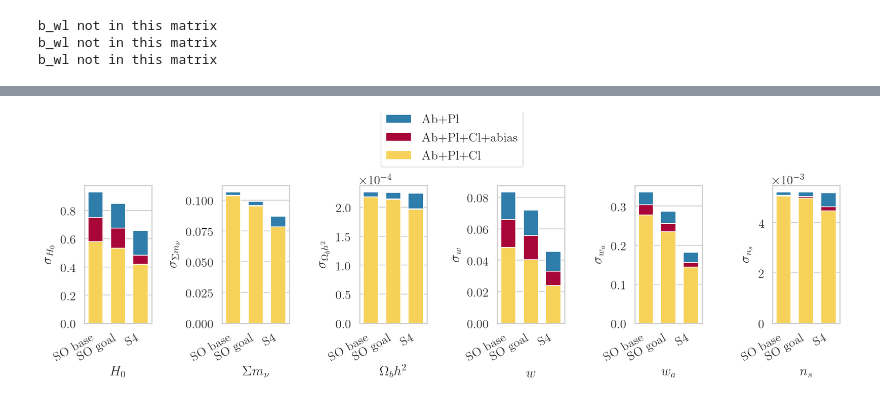
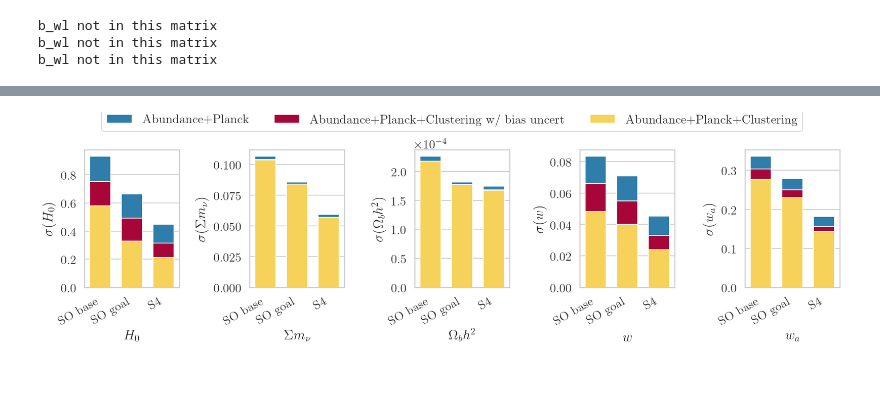
Before and after one commit to nbatta/szar, a Jupyter notebook: ipynbs/dc_nb_mm_2019_paper_plots.ipynb, the cells around one changed output, grey strips where cells are left out. Drawn from its saved outputs; the diff is of its cells as text; code cells hidden in the pictures.

Commit message:
More work on plots for the paper

```diff
--- a/ipynbs/dc_nb_mm_2019_paper_plots.ipynb
+++ b/ipynbs/dc_nb_mm_2019_paper_plots.ipynb
@@ -12,7 +12,7 @@ import matplotlib.pyplot as plt
 matplotlib.rcParams.update({'figure.autolayout': True})
 import seaborn as sns
 # %%
-sns.set(style='whitegrid', font_scale=1.4, rc={"lines.linewidth": 1.5,'lines.markersize': 4.0, 'axes.facecolor': 'white'}, font="serif")
+sns.set(style='whitegrid', font_scale=1.4, rc={"lines.linewidth": 1.8,'lines.markersize': 4.0, 'axes.facecolor': 'white'}, font="serif")
 # %%
 import pickle
 import numpy as np
@@ -39,9 +39,9 @@ s4_fisher_files = ['../userdata/s4/sum_s4_abund_plus_planck.pkl',
                    '../userdata/s4/sum_s4_abund_plus_planck_clustering_abias.pkl',
                    '../userdata/s4/sum_s4_abund_plus_planck_clustering.pkl']
 
-fisher_labels = ['Ab+Pl',
-                'Ab+Pl+Cl+abias',
-                'Ab+Pl+Cl']
+fisher_labels = ['Abundance+Planck',
+                'Abundance+Planck+Clustering w/ bias uncert',
+                'Abundance+Planck+Clustering']
 
 colors = ['#2e7daa',
           '#a80639',
@@ -92,18 +80,18 @@ tau_prior(2e-3)
 # %%
 so_base_fisher_barplot_list = []
 for fish in so_base_fisher_list:
-    prior = tau_prior(1e-2)
-    tot = fish + prior
-    so_base_fisher_barplot_list.append(tot)
+    fish_with_prior = fish.copy()
+    fish_with_prior.add_prior('tau', 1e-2)
+    so_base_fisher_barplot_list.append(fish_with_prior)
 
 so_goal_fisher_barplot_list = []
 for fish in so_goal_fisher_list:
-    prior = tau_prior(1e-2)
-    tot = fish + prior
-    so_goal_fisher_barplot_list.append(tot)
+    fish_with_prior = fish.copy()
+    fish_with_prior.add_prior('tau', 1e-2)
+    so_goal_fisher_barplot_list.append(fish_with_prior)
 
 s4_fisher_barplot_list = []
 for fish in s4_fisher_list:
-    prior = tau_prior(1e-2)
-    tot = fish + prior
-    s4_fisher_barplot_list.append(tot)
+    fish_with_prior = fish.copy()
+    fish_with_prior.add_prior('tau', 1e-2)
+    s4_fisher_barplot_list.append(fish_with_prior)
@@ -157,7 +137,7 @@ latex_paramdict
  'gammaYsig': '\\beta_{\\sigma}',
  'betaYsig': 'b'}
 # %%
-params_to_plot = ['H0', 'mnu', 'ombh2', 'w0', 'wa', 'ns']
+params_to_plot = ['H0', 'mnu', 'ombh2', 'w0', 'wa']
 latex_to_plot = ['$' + latex_paramdict[key] + '$' for key in params_to_plot]
 # %%
 import pandas as pd
@@ -166,36 +146,36 @@ fig,axes = plt.subplots(1,len(params_to_plot), figsize=(14, 4))
 
 for index,param in enumerate(params_to_plot):
     latex = '$' + latex_paramdict[param] + '$'
     wth = 1
     #sigmas = np.array([constraints_ab[param],constraints[param], oldconstraints[param]])
 
     for fish_index in range(len(so_base_fisher_list)):
         axes[index].bar(0, so_base_constraint_list[fish_index][param], width=wth,
                         label=fisher_labels[fish_index], color=colors[fish_index])
 
     for fish_index in range(len(so_goal_fisher_list)):
         axes[index].bar(1.5, so_goal_constraint_list[fish_index][param], width=wth,
                         color=colors[fish_index])
 
     for fish_index in range(len(s4_fisher_list)):
         axes[index].bar(3, s4_constraint_list[fish_index][param], width=wth,
                         color=colors[fish_index])
 
     axes[index].set_xlabel(latex)
     axes[index].xaxis.set_ticks_position('none')
     axes[index].set_xticks((0,1.5,3.0))
     axes[index].set_xticklabels(('SO base', 'SO goal', 'S4'))
     axes[index].set_xlim(-(wth + wth/2)/2 , 3 +(wth + wth/2)/2)
-    axes[index].set_ylabel(r'$\sigma_{'+latex_paramdict[param]+'}$')
+    axes[index].set_ylabel(r'$\sigma ('+latex_paramdict[param]+')$')
     axes[index].grid(False, axis='x')
 
 handles, labels = axes[-1].get_legend_handles_labels()
-fig.legend(handles, labels, loc='lower center', bbox_to_anchor=(.5, 0.9))
+fig.legend(handles, labels, loc='lower center', bbox_to_anchor=(.5, 0.9), ncol=3)
 fig.autofmt_xdate()
 fig.tight_layout()
 #fig.savefig('barplot.eps', bbox_inches='tight')
 # %% [output]
-[figure, old version]
+[figure, new version]
 # %%
 import os,sys,inspect
 currentdir = os.path.dirname(os.path.abspath(inspect.getfile(inspect.currentframe())))
```
Also changed, not shown: parts of 15 cells of this notebook, 2 other files.
